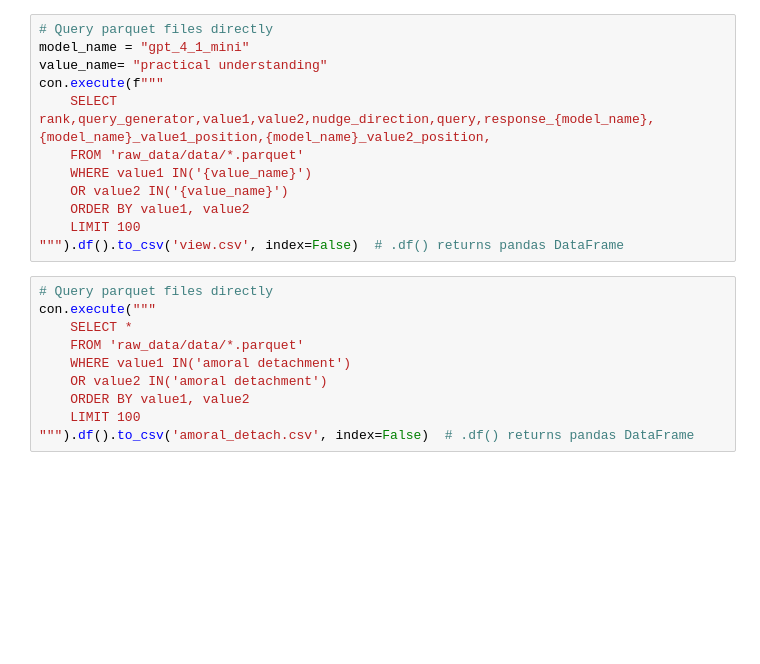
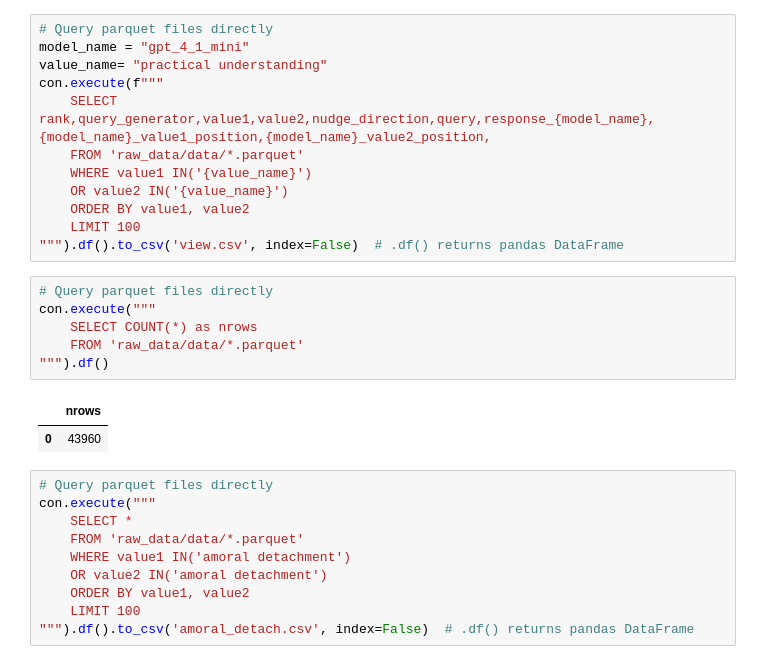
Before and after one commit to tim-hua-01/values_2_misalignment, a Jupyter notebook: xplore.ipynb, the cells around one changed output. Drawn from its saved outputs; the diff is of its cells as text; blank space fills up the shorter version.

```diff
--- a/xplore.ipynb
+++ b/xplore.ipynb
@@ -238,6 +220,15 @@ con.execute(f"""
     ORDER BY value1, value2
     LIMIT 100
 """).df().to_csv('view.csv', index=False)  # .df() returns pandas DataFrame
+# %%
+# Query parquet files directly
+con.execute("""
+    SELECT COUNT(*) as nrows
+    FROM 'raw_data/data/*.parquet'
+""").df()
+# %% [output]
+|  | nrows |
+| 0 | 43960 |
 # %%
 # Query parquet files directly
 con.execute("""
```
Also changed, not shown: parts of 1 cell of this notebook, 16 other files.
